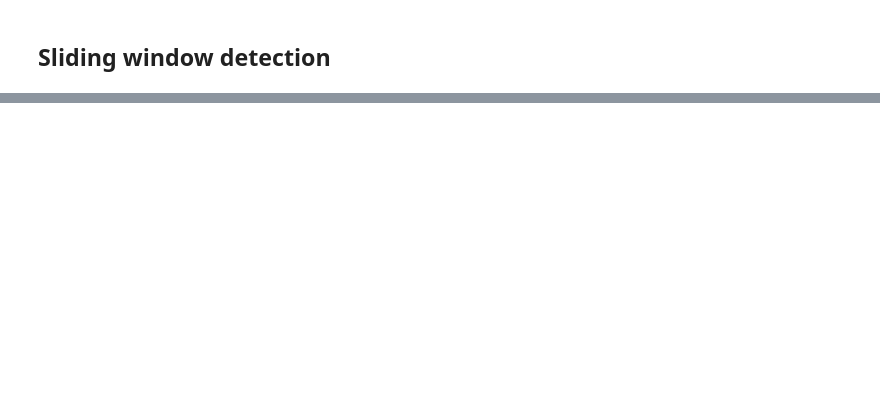
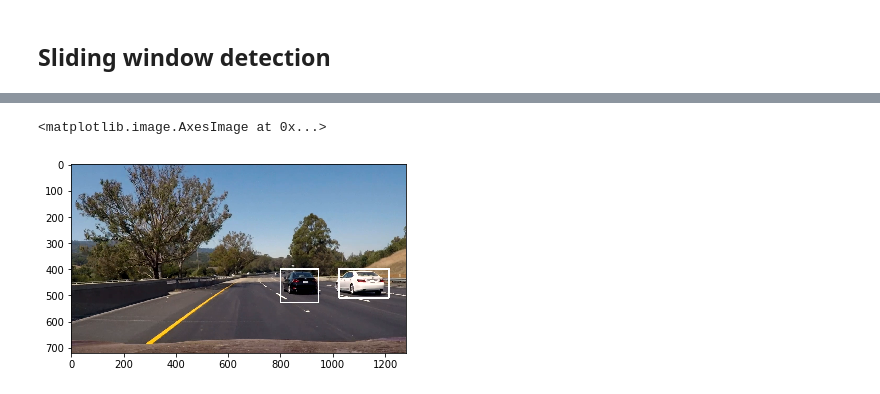
Before and after one commit to jrad77/CarND-Vehicle-Detection, a Jupyter notebook: vehicle-detection.ipynb, the cells around one changed output, grey strips where cells are left out. Cells and saved outputs as stored; diff of their text form; code cells hidden in the pictures; blank space fills up the shorter version.

```diff
--- a/vehicle-detection.ipynb
+++ b/vehicle-detection.ipynb
@@ -426,3 +453,9 @@ fig.tight_layout()
+# %%
+draw_img = draw_labeled_bboxes(np.copy(images[5]), labels)
+plt.imshow(draw_img)
+# %% [output]
+<matplotlib.image.AxesImage at 0x...>
+[figure, added]
 # %%
 import collections
 
```
Also changed, not shown: parts of 9 cells of this notebook, 4 other files.
